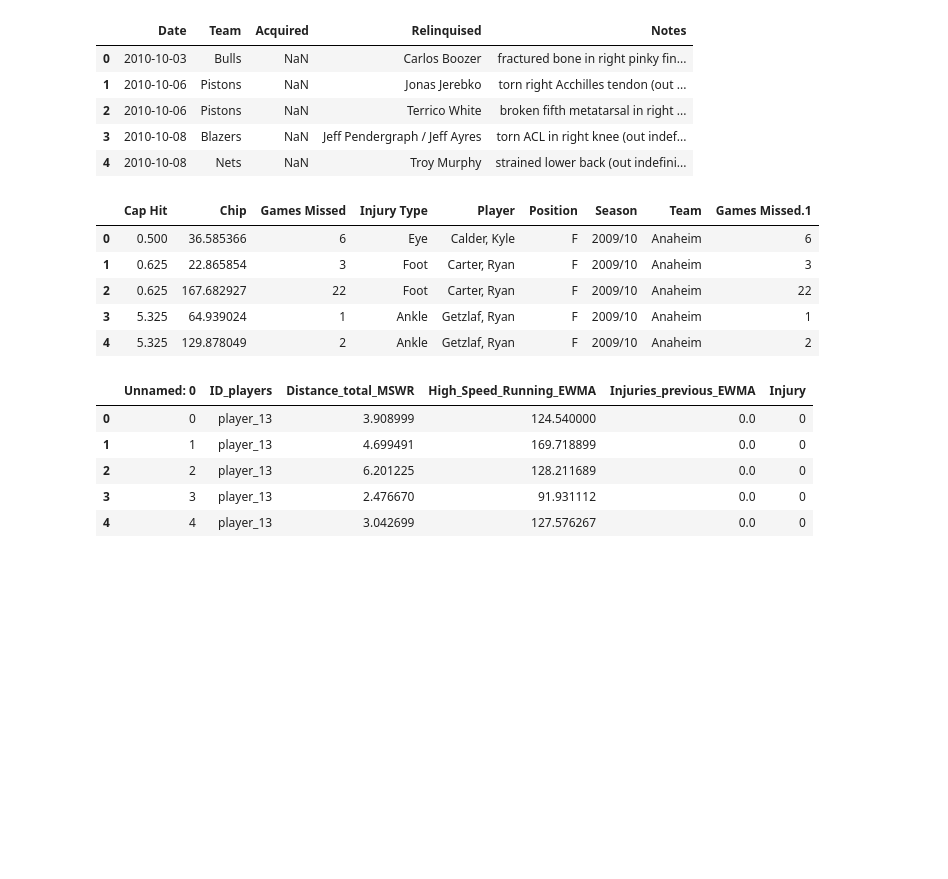
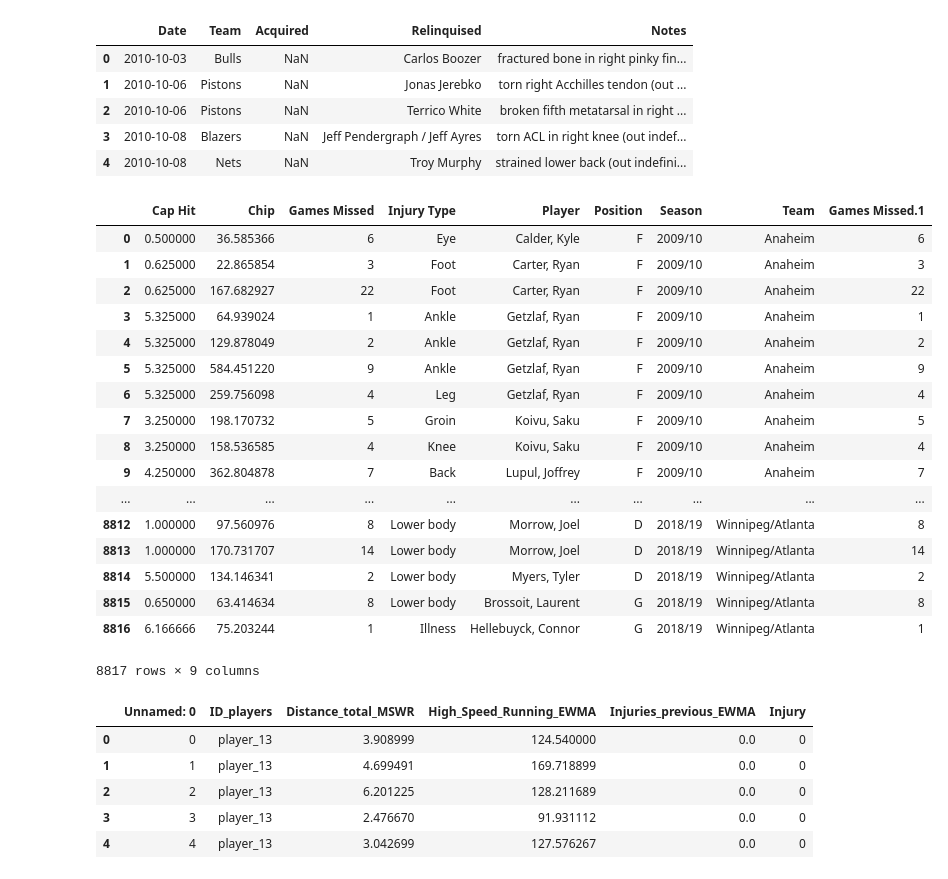
Before and after one commit to rmishra1990/Drunk-on-Data, a Jupyter notebook: Injurydata.ipynb, the cells around one changed output. Cells and saved outputs as stored; diff of their text form; code cells hidden in the pictures; blank space fills up the shorter version.

```diff
--- a/Injurydata.ipynb
+++ b/Injurydata.ipynb
@@ -12,16 +12,28 @@ basketball_df.head()
 | 3 | 2010-10-08 | Blazers | NaN | Jeff Pendergraph / Jeff Ayres | torn ACL in right knee (out indef... |
 | 4 | 2010-10-08 | Nets | NaN | Troy Murphy | strained lower back (out indefini... |
 # %%
-hockey_df = pd.read_csv("NHL_Injury_Database_data.csv")
+hockey_df = pd.read_csv("DataFrames/NHL_Injury_Database_data.csv")
 # %%
-hockey_df.head()
+hockey_df
 # %% [output]
 |  | Cap Hit | Chip | Games Missed | Injury Type | Player | Position | Season | Team | Games Missed.1 |
-| 0 | 0.500 | 36.585366 | 6 | Eye | Calder, Kyle | F | 2009/10 | Anaheim | 6 |
-| 1 | 0.625 | 22.865854 | 3 | Foot | Carter, Ryan | F | 2009/10 | Anaheim | 3 |
-| 2 | 0.625 | 167.682927 | 22 | Foot | Carter, Ryan | F | 2009/10 | Anaheim | 22 |
-| 3 | 5.325 | 64.939024 | 1 | Ankle | Getzlaf, Ryan | F | 2009/10 | Anaheim | 1 |
-| 4 | 5.325 | 129.878049 | 2 | Ankle | Getzlaf, Ryan | F | 2009/10 | Anaheim | 2 |
+| 0 | 0.500000 | 36.585366 | 6 | Eye | Calder, Kyle | F | 2009/10 | Anaheim | 6 |
+| 1 | 0.625000 | 22.865854 | 3 | Foot | Carter, Ryan | F | 2009/10 | Anaheim | 3 |
+| 2 | 0.625000 | 167.682927 | 22 | Foot | Carter, Ryan | F | 2009/10 | Anaheim | 22 |
+| 3 | 5.325000 | 64.939024 | 1 | Ankle | Getzlaf, Ryan | F | 2009/10 | Anaheim | 1 |
+| 4 | 5.325000 | 129.878049 | 2 | Ankle | Getzlaf, Ryan | F | 2009/10 | Anaheim | 2 |
+| 5 | 5.325000 | 584.451220 | 9 | Ankle | Getzlaf, Ryan | F | 2009/10 | Anaheim | 9 |
+| 6 | 5.325000 | 259.756098 | 4 | Leg | Getzlaf, Ryan | F | 2009/10 | Anaheim | 4 |
+| 7 | 3.250000 | 198.170732 | 5 | Groin | Koivu, Saku | F | 2009/10 | Anaheim | 5 |
+| 8 | 3.250000 | 158.536585 | 4 | Knee | Koivu, Saku | F | 2009/10 | Anaheim | 4 |
+| 9 | 4.250000 | 362.804878 | 7 | Back | Lupul, Joffrey | F | 2009/10 | Anaheim | 7 |
+| ... | ... | ... | ... | ... | ... | ... | ... | ... | ... |
+| 8812 | 1.000000 | 97.560976 | 8 | Lower body | Morrow, Joel | D | 2018/19 | Winnipeg/Atlanta | 8 |
+| 8813 | 1.000000 | 170.731707 | 14 | Lower body | Morrow, Joel | D | 2018/19 | Winnipeg/Atlanta | 14 |
+| 8814 | 5.500000 | 134.146341 | 2 | Lower body | Myers, Tyler | D | 2018/19 | Winnipeg/Atlanta | 2 |
+| 8815 | 0.650000 | 63.414634 | 8 | Lower body | Brossoit, Laurent | G | 2018/19 | Winnipeg/Atlanta | 8 |
+| 8816 | 6.166666 | 75.203244 | 1 | Illness | Hellebuyck, Connor | G | 2018/19 | Winnipeg/Atlanta | 1 |
+8817 rows × 9 columns
 # %%
 soccer_df = pd.read_csv("injury_with_ADASYN.csv")
 # %%
```
Also changed, not shown: 3 other files.
